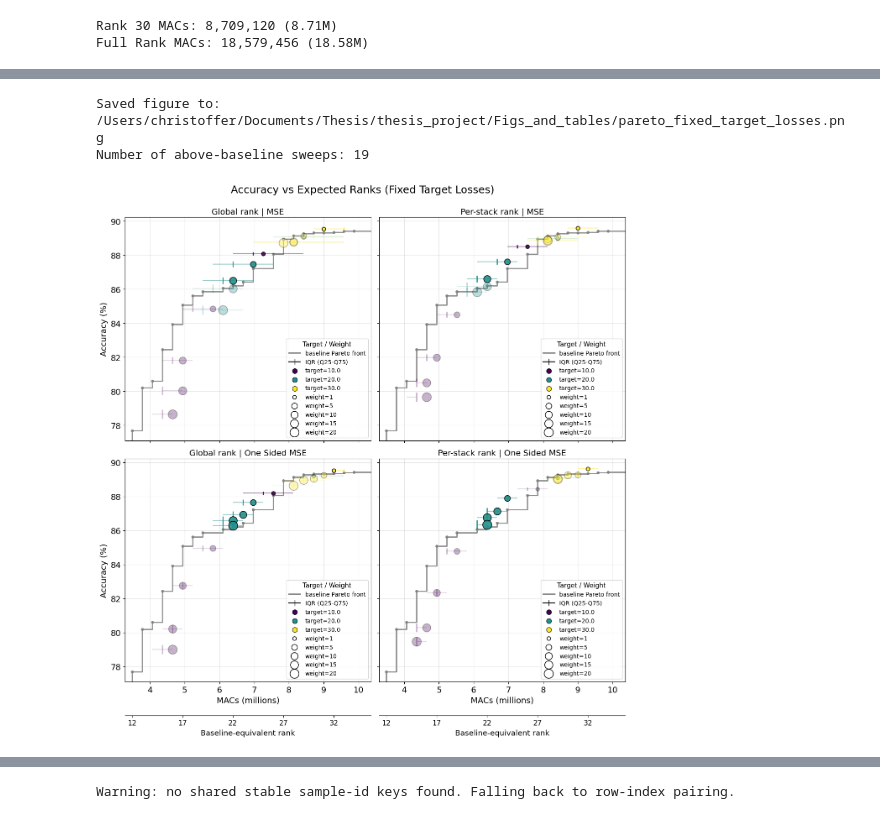
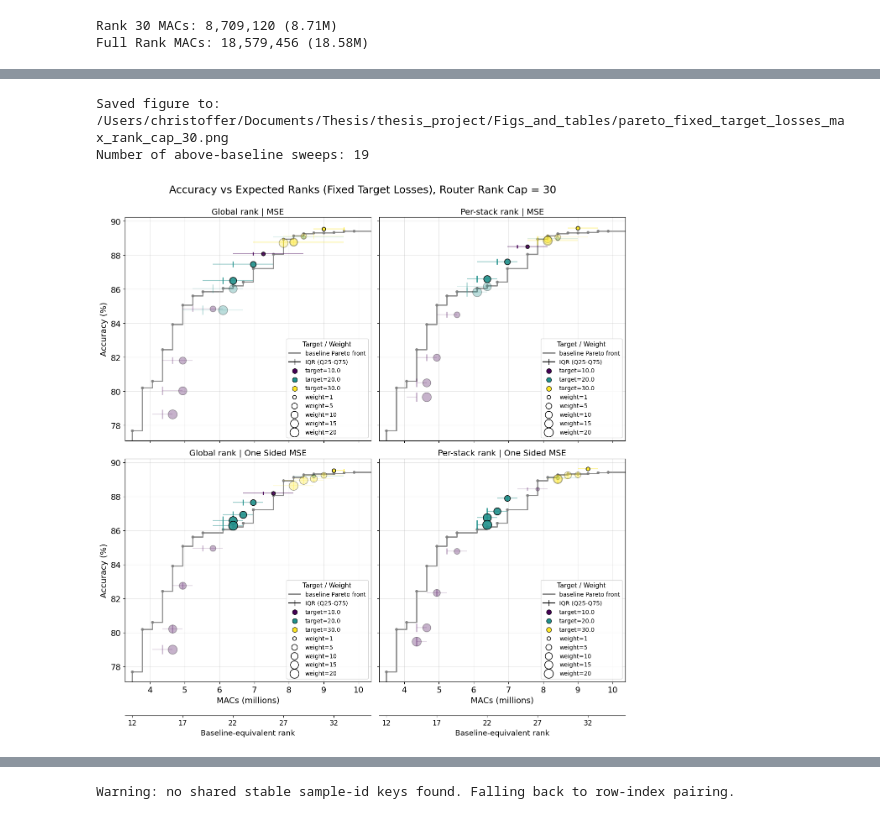
Before and after one commit to c-wejendorp/thesis, a Jupyter notebook: scripts/keyword_spotting/dynamic_model_viz.ipynb, the cells around one changed output, grey strips where cells are left out. Cells and saved outputs as stored; diff of their text form; code cells hidden in the pictures.

```diff
--- a/scripts/keyword_spotting/dynamic_model_viz.ipynb
+++ b/scripts/keyword_spotting/dynamic_model_viz.ipynb
@@ -34,6 +34,8 @@ from thesis_project.utils.compute_macs import compute_macs_base_model, compute_a
 
 #from thesis_project.training.key_word_spotting.train_base_loop import fit_base_model, validate_model
 from base_config_temp import cfg, noise_train_cfg, noise_eval_cfg
+# %%
+MAX_RANK_CAP = 30
 # %%
 # Compute expected rank statistics from a dynamic experiment folder.
 # The CSV stores ranks in a `rank` column and may contain either scalar ranks
@@ -138,7 +140,7 @@ for exp_folder in experiment_folders:
         continue
 
     per_sample_df = pd.read_csv(per_sample_df_path)
-    expected_rank, q25, q50, q75, avg_acc = compute_expected_rank_and_quantiles(per_sample_df,max_rank_cap=30)
+    expected_rank, q25, q50, q75, avg_acc = compute_expected_rank_and_quantiles(per_sample_df,max_rank_cap=MAX_RANK_CAP)
 
     router_cfg = experiment_config.get("router", {})
     loss_cfg = experiment_config.get("loss", {})
@@ -893,25 +895,25 @@ sweeps_for_plotting_3 = filter_sweep_results(
 # %%
 fig, above_baseline_sweeps = plot_rank_vs_acc_by_mode(
     sweeps_for_plotting_3,
     include_router_overhead=True,
     base_pareto_alpha=0.9,
     x_axis_cut_off_ranks=(12, 35),
-    plot_title='Accuracy vs Expected Ranks (Fixed Target Losses)',
+    plot_title=f'Accuracy vs Expected Ranks (Fixed Target Losses), Router Rank Cap = {MAX_RANK_CAP}',
     alpha_above_pareto=0.9,
     alpha_below_pareto=0.3,
 
  )
 
-save_path = output_dir / "pareto_fixed_target_losses.png"
+save_path = output_dir / f"pareto_fixed_target_losses_max_rank_cap_{MAX_RANK_CAP}.png"
 fig.savefig(save_path, dpi=500, bbox_inches='tight')
 
 
 print(f"Saved figure to: {save_path}")
 print(f"Number of above-baseline sweeps: {len(above_baseline_sweeps)}")
 # %% [output]
-Saved figure to: /Users/christoffer/Documents/Thesis/thesis_project/Figs_and_tables/pareto_fixed_target_losses.png
+Saved figure to: /Users/christoffer/Documents/Thesis/thesis_project/Figs_and_tables/pareto_fixed_target_losses_max_rank_cap_30.png
 Number of above-baseline sweeps: 19
-[figure, old version]
+[figure, new version]
 # %%
 sweeps_for_plotting_4 = filter_sweep_results(
     all_sweep_results,
```
Also changed, not shown: parts of 6 cells of this notebook.
